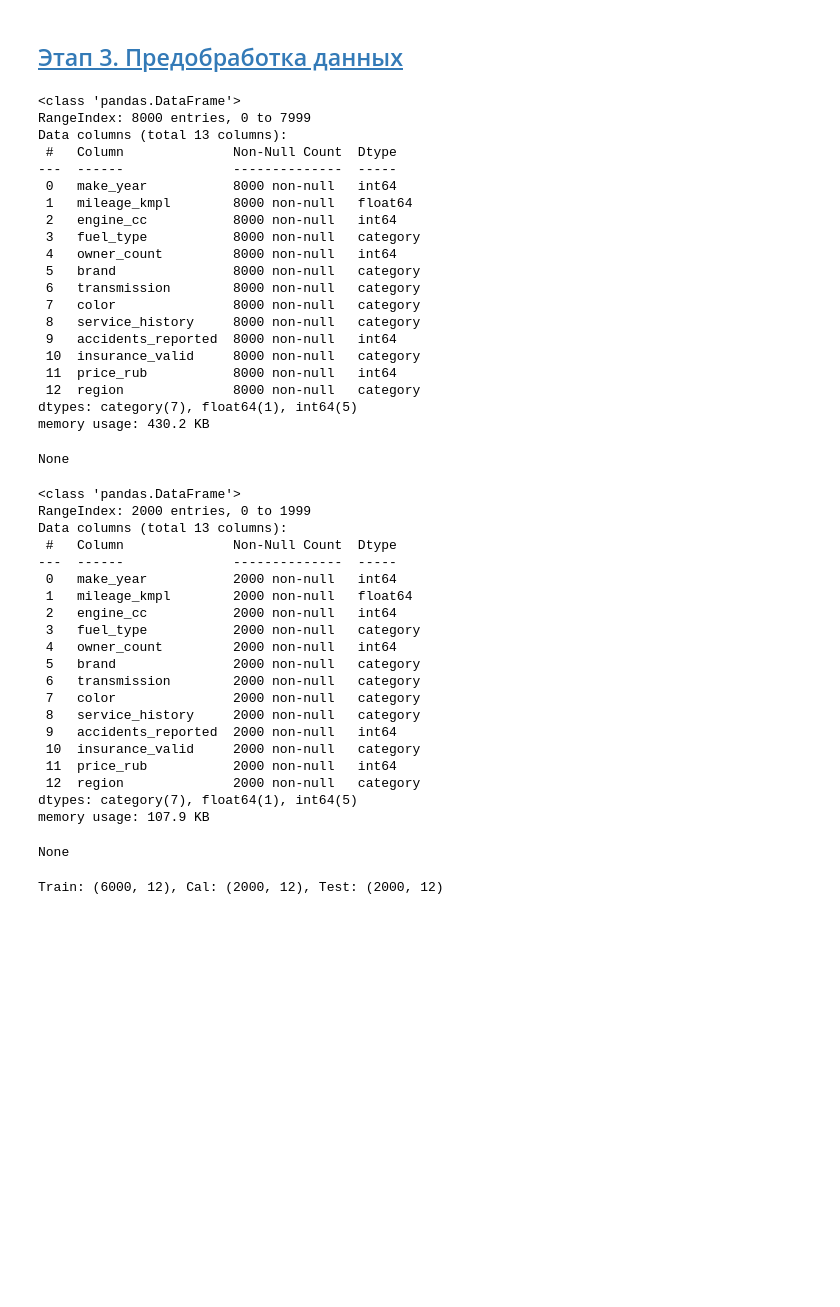
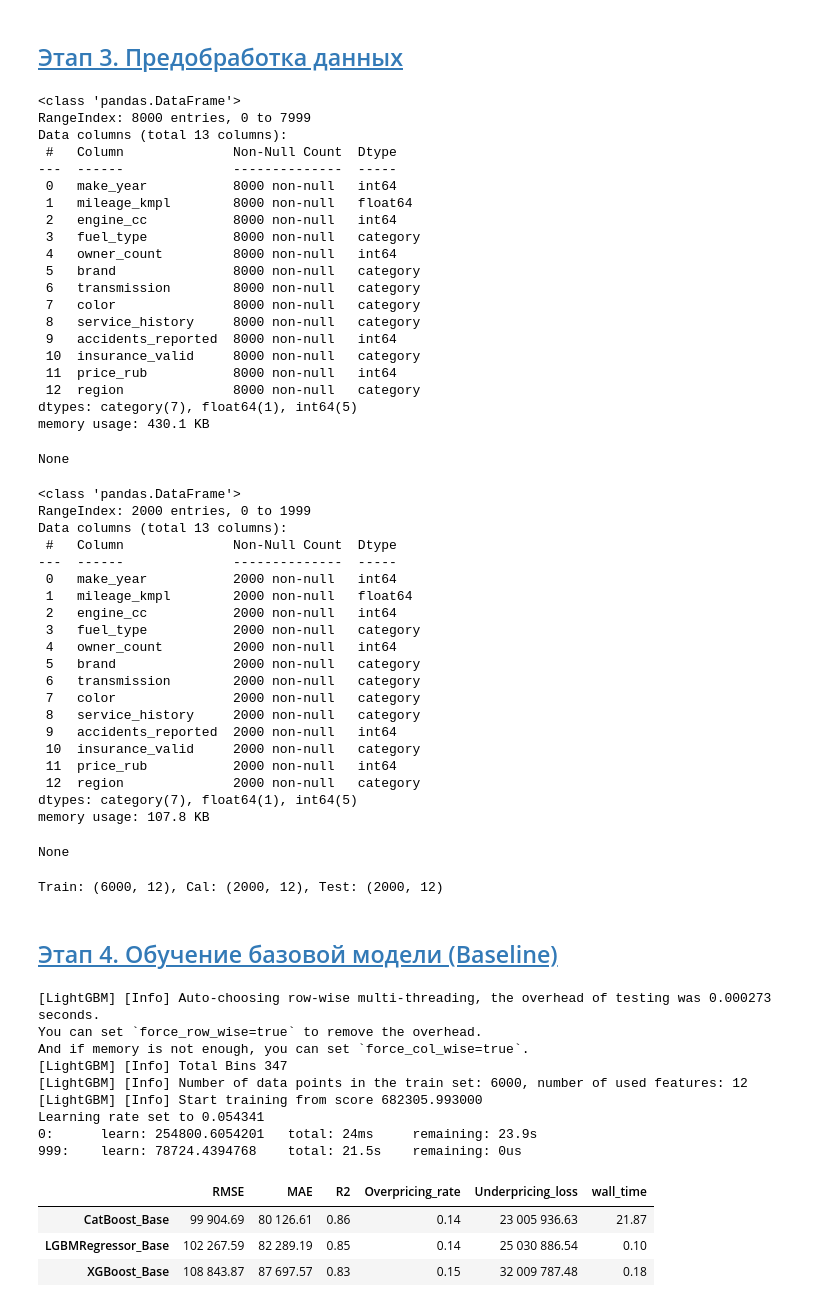
Before and after one commit to MEYakunin/Sprint16_Predictive_Model_Car_Prices, a Jupyter notebook: Sprint16_AutoValue_Behavioral_Scorer.ipynb, the cells around one changed output. Saved outputs shown, nothing was run; the diff lists cells and outputs as text; code cells hidden in the pictures; blank space fills up the shorter version.

Commit message:
Sprint16_AutoValue_Behavioral_Scorer - Этап 4 - ver_1 Созданы функции для добавления метрик в датафрейм и обучению базовых моделей. Произведено обучение 3 основных базовых моделей.

```diff
--- a/Sprint16_AutoValue_Behavioral_Scorer.ipynb
+++ b/Sprint16_AutoValue_Behavioral_Scorer.ipynb
@@ -343,7 +351,7 @@ plt.show()
 ### [2.3 Анализ категориальных признаков <a id=2_3></a>](#content)
 # %%
 # Определяем числовые признаки
-categorycal_cols = train_df.select_dtypes(include=['str']).columns
+categorycal_cols = train_df.select_dtypes(include=['str']).columns.to_list()
 
 print(*categorycal_cols, sep='\n')
 # %% [output]
@@ -437,7 +445,7 @@ Data columns (total 13 columns):
  11  price_rub           8000 non-null   int64
  12  region              8000 non-null   category
 dtypes: category(7), float64(1), int64(5)
-memory usage: 430.2 KB
+memory usage: 430.1 KB
 None
 <class 'pandas.DataFrame'>
 RangeIndex: 2000 entries, 0 to 1999
@@ -458,7 +466,7 @@ Data columns (total 13 columns):
  11  price_rub           2000 non-null   int64
  12  region              2000 non-null   category
 dtypes: category(7), float64(1), int64(5)
-memory usage: 107.9 KB
+memory usage: 107.8 KB
 None
 # %%
 # Разделяем данные на выборки
@@ -475,3 +483,5 @@ y_test = test_df['price_rub']
 print(f"Train: {X_train.shape}, Cal: {X_val.shape}, Test: {X_test.shape}")
 # %% [output]
 Train: (6000, 12), Cal: (2000, 12), Test: (2000, 12)
+# %% [markdown]
+## [Этап 4. Обучение базовой модели (Baseline) <a id=4></a>](#content)
@@ -477,0 +516,43 @@ Train: (6000, 12), Cal: (2000, 12), Test: (2000, 12)
+# %%
+def fit_base_model(model, name_model):
+
+    start = time.time()
+
+    # Обучаем базовую модель
+    model.fit(X_train, y_train)
+    y_pred = model.predict(X_val)
+
+    # Вычисляем время обучения модели
+    duration = time.time() - start
+
+    # Выводим значения метрик
+    add_metrics(metrics_result_df, name_model, y_val, y_pred, duration)
+# %%
+# Обучаем базовую модель XGBRegressor
+model_xgboost = XGBRegressor(random_state=RANDOM_STATE, enable_categorical=True)
+fit_base_model(model_xgboost, 'XGBoost_Base')
+
+# Обучаем базовую модель LGBMRegressor
+model_lgbm = LGBMRegressor(random_state=RANDOM_STATE)
+fit_base_model(model_lgbm, 'LGBMRegressor_Base')
+
+# Обучаем базовую модель CatBoost
+model_catboost = CatBoostRegressor(random_state=RANDOM_STATE, cat_features=categorycal_cols, verbose=1000)
+fit_base_model(model_catboost, 'CatBoost_Base')
+
+# Выводим метрики базовых моделей
+display(metrics_result_df)
+# %% [output]
+[LightGBM] [Info] Auto-choosing row-wise multi-threading, the overhead of testing was 0.000273 seconds.
+You can set `force_row_wise=true` to remove the overhead.
+And if memory is not enough, you can set `force_col_wise=true`.
+[LightGBM] [Info] Total Bins 347
+[LightGBM] [Info] Number of data points in the train set: 6000, number of used features: 12
+[LightGBM] [Info] Start training from score 682305.993000
+Learning rate set to 0.054341
+0:      learn: 254800.6054201   total: 24ms     remaining: 23.9s
+999:    learn: 78724.4394768    total: 21.5s    remaining: 0us
+|  | RMSE | MAE | R2 | Overpricing_rate | Underpricing_loss | wall_time |
+| CatBoost_Base | 99 904.69 | 80 126.61 | 0.86 | 0.14 | 23 005 936.63 | 21.87 |
+| LGBMRegressor_Base | 102 267.59 | 82 289.19 | 0.85 | 0.14 | 25 030 886.54 | 0.10 |
+| XGBoost_Base | 108 843.87 | 87 697.57 | 0.83 | 0.15 | 32 009 787.48 | 0.18 |
```
Also changed, not shown: parts of 6 cells of this notebook, 1 other file.
